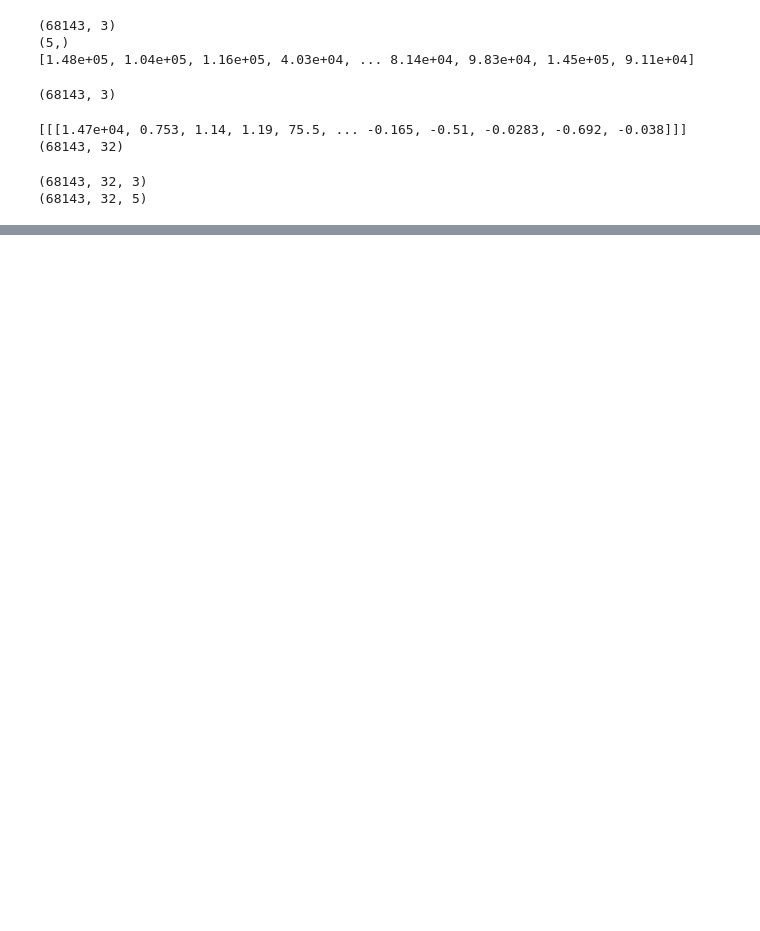
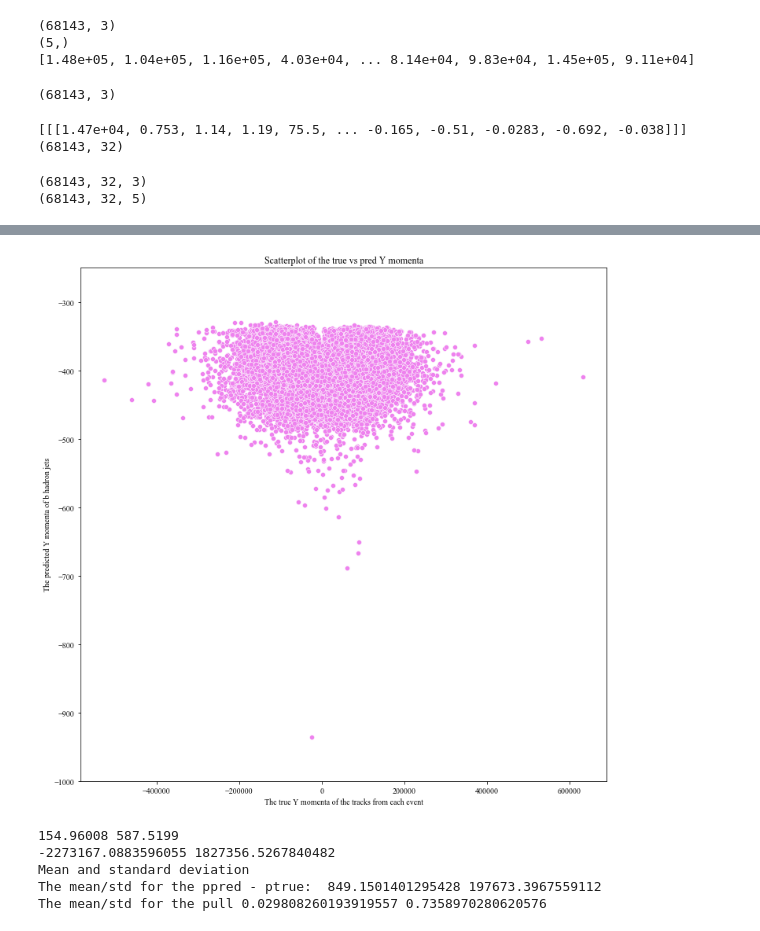
Before and after one commit to InquisitorNova/hffragKaylen, a Jupyter notebook: DeepSetNeuralNet3.ipynb, the cells around one changed output, grey strips where cells are left out. Drawn from its saved outputs; the diff is of its cells as text; code cells hidden in the pictures; blank space fills up the shorter version.

```diff
--- a/DeepSetNeuralNet3.ipynb
+++ b/DeepSetNeuralNet3.ipynb
@@ -479,2 +519,5 @@ Minimum validation loss: 497475360.0
+# %%
+predictions_sample = np.stack([DeepNet(sum_tracks) for sample in range(100)])
+predictions  = np.mean(predictions_sample,axis = 0)
 # %%
 #Predict the momentas for a single jet and determine the loss
@@ -496,0 +543,32 @@ The Loaded DeepNet has loss:  [494636448.0, 220.635498046875] 3
+# %%
+fig,ax = plt.subplots(figsize = (12,12))
+sns.scatterplot(
+    x = bhads[:,0],
+    y = predictions[:,0],
+    color = "violet"
+)
+ax.set_title("Scatterplot of the true vs pred Y momenta")
+ax.set_xlabel("The true Y momenta of the tracks from each event")
+ax.set_ylim(-1000,-250)
+ax.set_ylabel("The predicted Y momenta of b hadron jets")
+plt.show()
+# %% [output]
+[figure, added]
+# %%
+#Assesses the error and pull in the transverse momentum predictions by the neural network
+error = (predictions[:, 2] - bhads[:,2])
+pull = error/np.exp(predictions[:, 5])
+
+# Compares and constrasts the true and predicted momentums
+print(np.min(predictions[:,2]),np.max(predictions[:,2]))
+print(np.min(bhads[:,2]), np.max(bhads[:,2]))
+
+print("Mean and standard deviation")
+print("The mean/std for the ppred - ptrue: ", np.mean(error), np.std(error))
+print("The mean/std for the pull", np.mean(pull), np.std(pull))
+# %% [output]
+154.96008 587.5199
+-2273167.0883596055 1827356.5267840482
+Mean and standard deviation
+The mean/std for the ppred - ptrue:  849.1501401295428 197673.3967559112
+The mean/std for the pull 0.029808260193919557 0.7358970280620576
```
Also changed, not shown: parts of 31 cells of this notebook, 15 other files.
